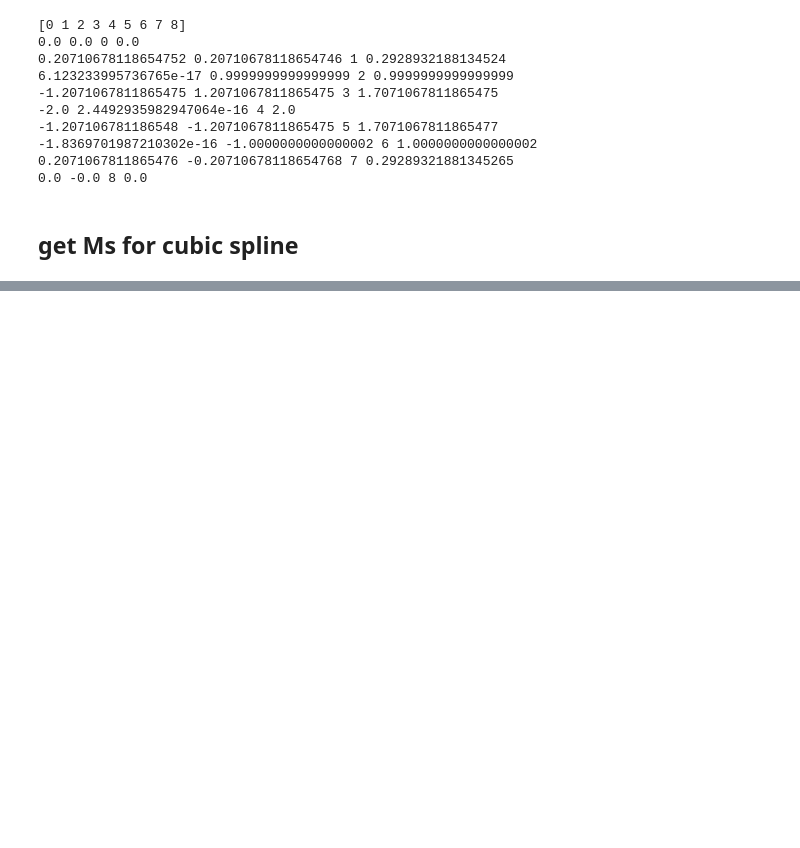
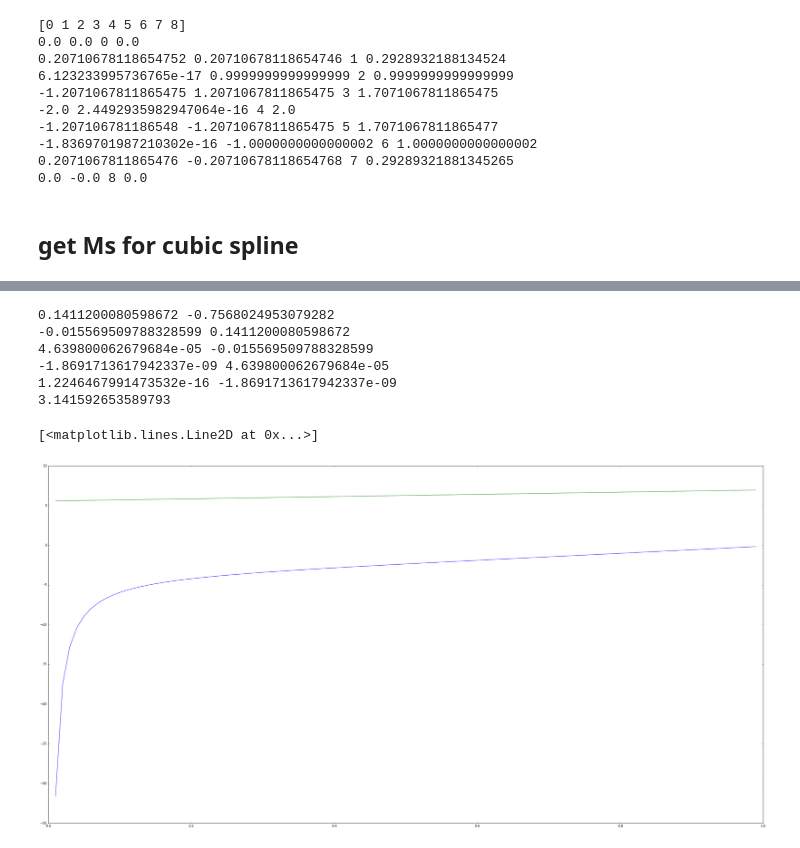
Before and after one commit to DickyChant/Compphy_2, a Jupyter notebook: hw2.ipynb, the cells around one changed output, grey strips where cells are left out. Saved outputs shown, nothing was run; the diff lists cells and outputs as text; code cells hidden in the pictures; blank space fills up the shorter version.

```diff
--- a/hw2.ipynb
+++ b/hw2.ipynb
@@ -229,0 +430,18 @@ SyntaxError: invalid syntax (<ipython-input-19-ff089be6f4de>, line 2)
+# %%
+print(secant(np.sin,3,4))
+# %% [output]
+0.1411200080598672 -0.7568024953079282
+-0.015569509788328599 0.1411200080598672
+4.639800062679684e-05 -0.015569509788328599
+-1.8691713617942337e-09 4.639800062679684e-05
+1.2246467991473532e-16 -1.8691713617942337e-09
+3.141592653589793
+# %%
+plt.figure(figsize=(40,20))
+plt.plot(x[:99],zeta00[:99])
+p_s = (1+x/4)
+p_s*=np.pi**(3/2)
+plt.plot(x[:99],p_s[:99])
+# %% [output]
+[<matplotlib.lines.Line2D at 0x...>]
+[figure, added]
```
Also changed, not shown: parts of 21 cells of this notebook, 4 other files.
